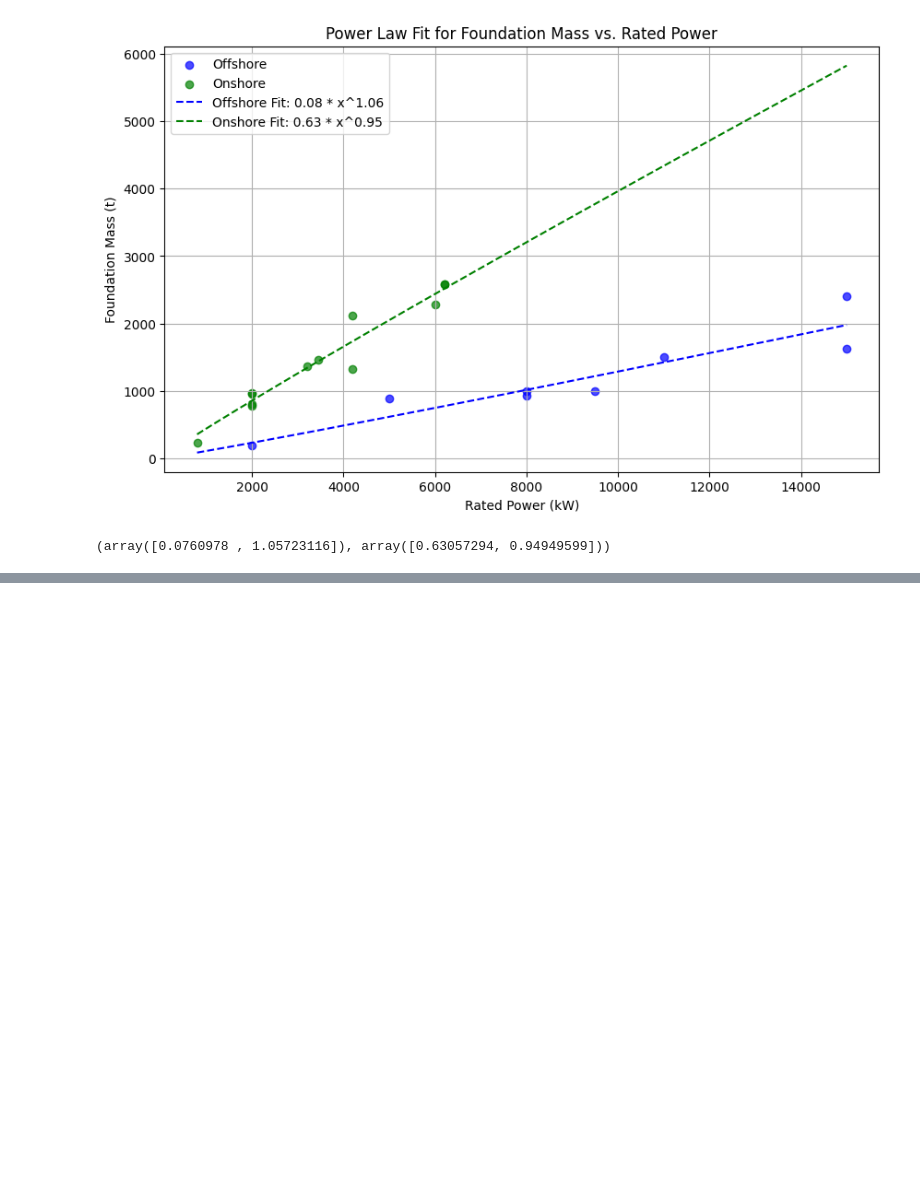
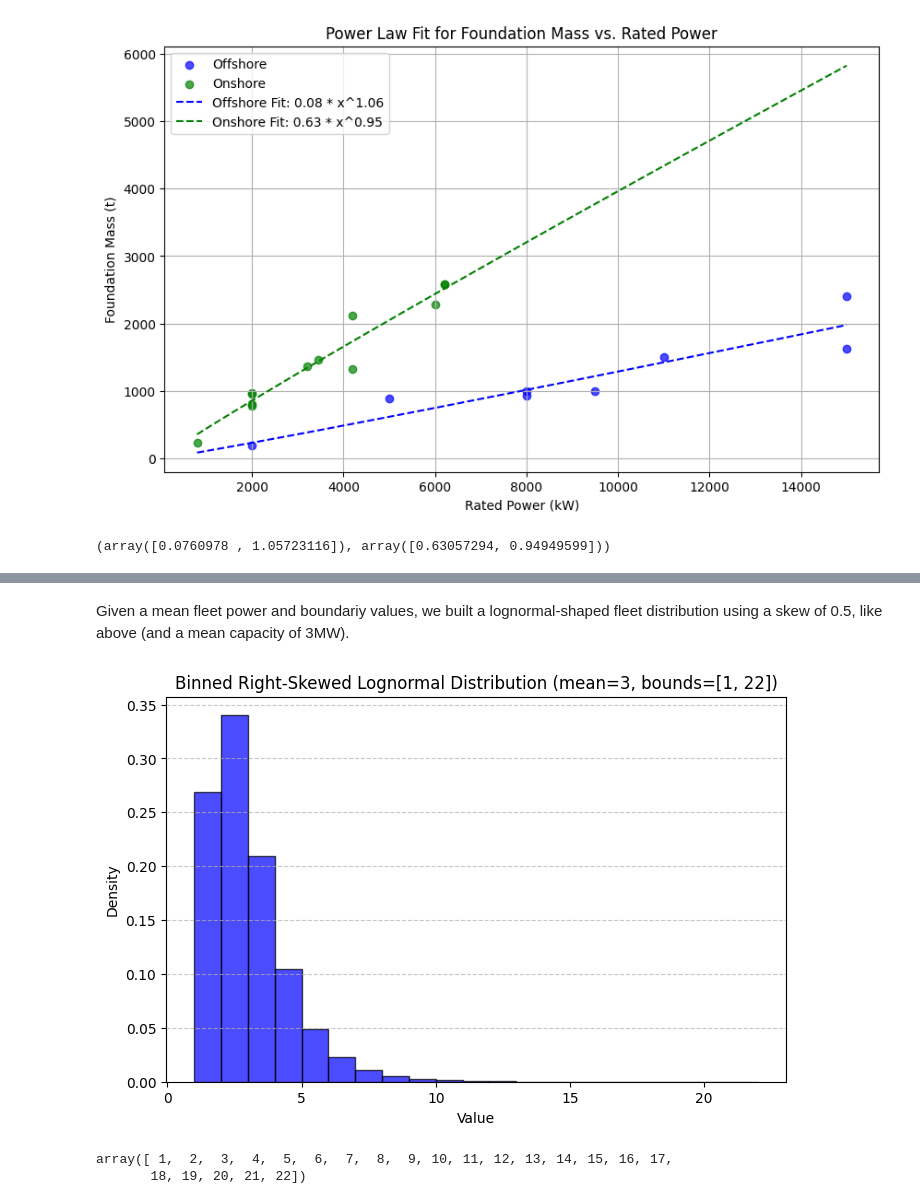
Before and after one commit to JS-NO/premise, a Jupyter notebook: dev/sizing.ipynb, the cells around one changed output, grey strips where cells are left out. Saved outputs shown, nothing was run; the diff lists cells and outputs as text; code cells hidden in the pictures; blank space fills up the shorter version.

```diff
--- a/dev/sizing.ipynb
+++ b/dev/sizing.ipynb
@@ -432,0 +567,78 @@ popt_offshore, popt_onshore
+# %% [markdown]
+Given a mean fleet power and boundariy values, we built a lognormal-shaped fleet distribution using a skew of 0.5, like above (and a mean capacity of 3MW).
+# %%
+import numpy as np
+import scipy.stats as stats
+import scipy.integrate as integrate
+import matplotlib.pyplot as plt
+from scipy.optimize import fsolve
+
+def bounded_lognormal_binned(mean, lower_bound, upper_bound, skew_factor=1.0):
+    """
+    Generates a binned bounded lognormal distribution with a given mean and integrates to 1.
+    The bins are of width 1, making it a histogram-like distribution.
+
+    Parameters:
+        mean (float): The desired mean of the distribution.
+        lower_bound (float): The lower boundary.
+        upper_bound (float): The upper boundary.
+        skew_factor (float): Factor to increase the skewness to the right.
+
+    Returns:
+        bin_edges (numpy.ndarray): Array of bin edges.
+        binned_pdf (numpy.ndarray): Normalized probability density function per bin.
+    """
+    # Define a function to solve for the lognormal parameters
+    def objective(lognorm_params):
+        shape, log_scale = lognorm_params
+        scale = np.exp(log_scale)
+        dist = stats.lognorm(s=shape, scale=scale)
+        expected_mean = dist.mean()
+        expected_variance = dist.var()
+        return [expected_mean - mean, expected_variance - (skew_factor * mean) ** 2]  # Increase variance to skew right
+
+    # Initial guess: lognormal with standard deviation around log(mean)
+    initial_guess = [1.0, np.log(mean)]
+    shape_opt, log_scale_opt = fsolve(objective, initial_guess)
+
+    # Create lognormal distribution with optimized parameters
+    scale_opt = np.exp(log_scale_opt)
+    dist = stats.lognorm(s=shape_opt, scale=scale_opt)
+
+    # Define bin edges from lower to upper bound with step size of 1
+    bin_edges = np.arange(lower_bound, upper_bound + 1, 1)
+    bin_centers = (bin_edges[:-1] + bin_edges[1:]) / 2  # Midpoints for better visualization
+
+    # Compute the unnormalized probability density function (PDF) for bin centers
+    pdf = dist.pdf(bin_centers)
+
+    # Compute normalization constant by integrating over the specified bounds
+    normalization_factor, _ = integrate.quad(lambda t: dist.pdf(t), lower_bound, upper_bound)
+
+    # Normalize the PDF so that the integral equals 1
+    binned_pdf = pdf / normalization_factor
+
+    return bin_edges, binned_pdf
+
+mean_value = 3 #MW
+lower_bound = 1 #MW
+upper_bound = 22 #MW
+
+# Generate the binned skewed distribution
+bin_edges, binned_pdf = bounded_lognormal_binned(mean_value, lower_bound, upper_bound, skew_factor=0.5)
+
+# Plot the binned result as a histogram
+plt.figure(figsize=(8, 5))
+plt.bar(bin_edges[:-1], binned_pdf, width=1, align='edge', alpha=0.7, color='b', edgecolor='black')
+plt.xlabel("Value")
+plt.ylabel("Density")
+plt.title(f"Binned Right-Skewed Lognormal Distribution (mean={mean_value}, bounds=[{lower_bound}, {upper_bound}])")
+plt.grid(axis='y', linestyle='--', alpha=0.7)
+plt.show()
+# %% [output]
+[figure, added]
+# %%
+bin_edges
+# %% [output]
+array([ 1,  2,  3,  4,  5,  6,  7,  8,  9, 10, 11, 12, 13, 14, 15, 16, 17,
+       18, 19, 20, 21, 22])
```
Also changed, not shown: parts of 9 cells of this notebook, 3 other files.
